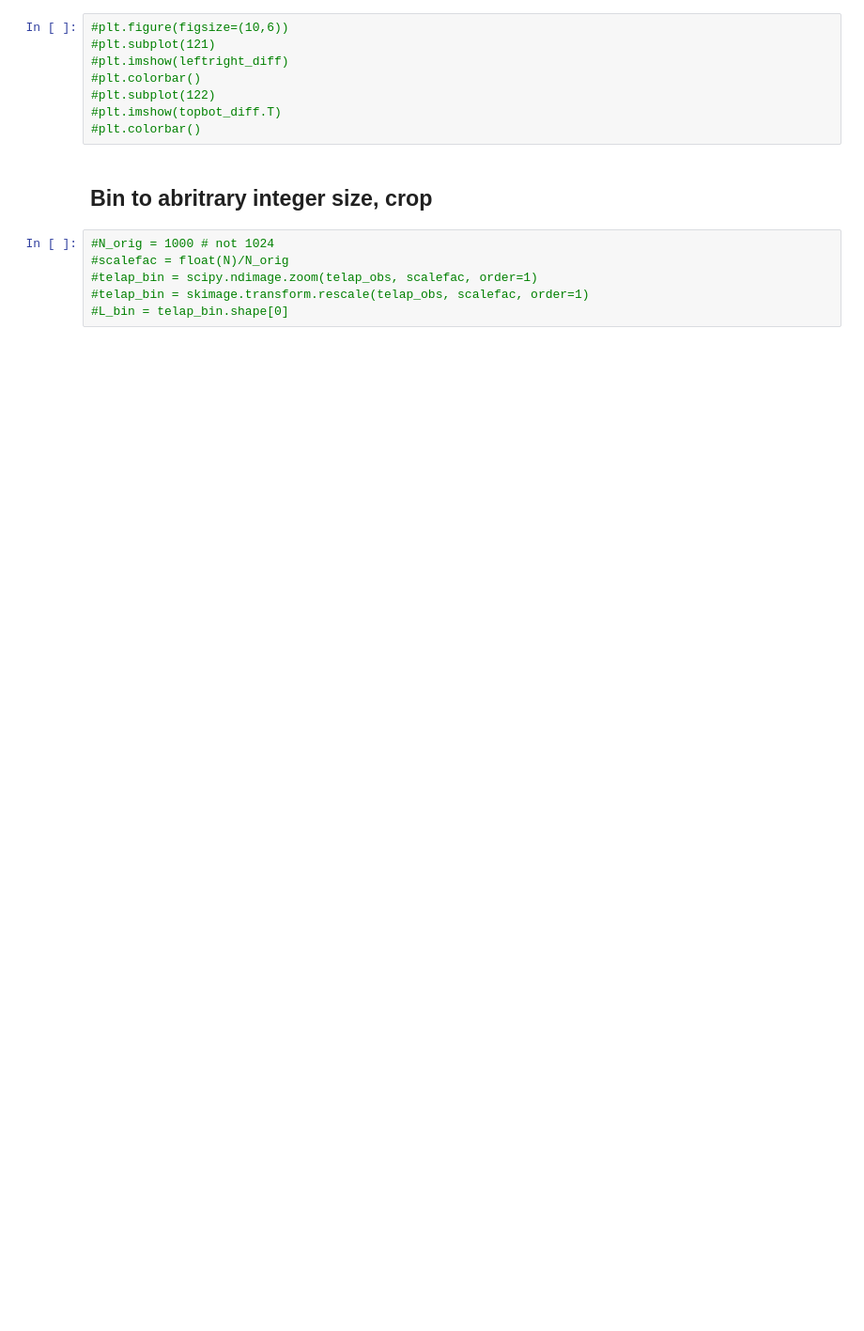
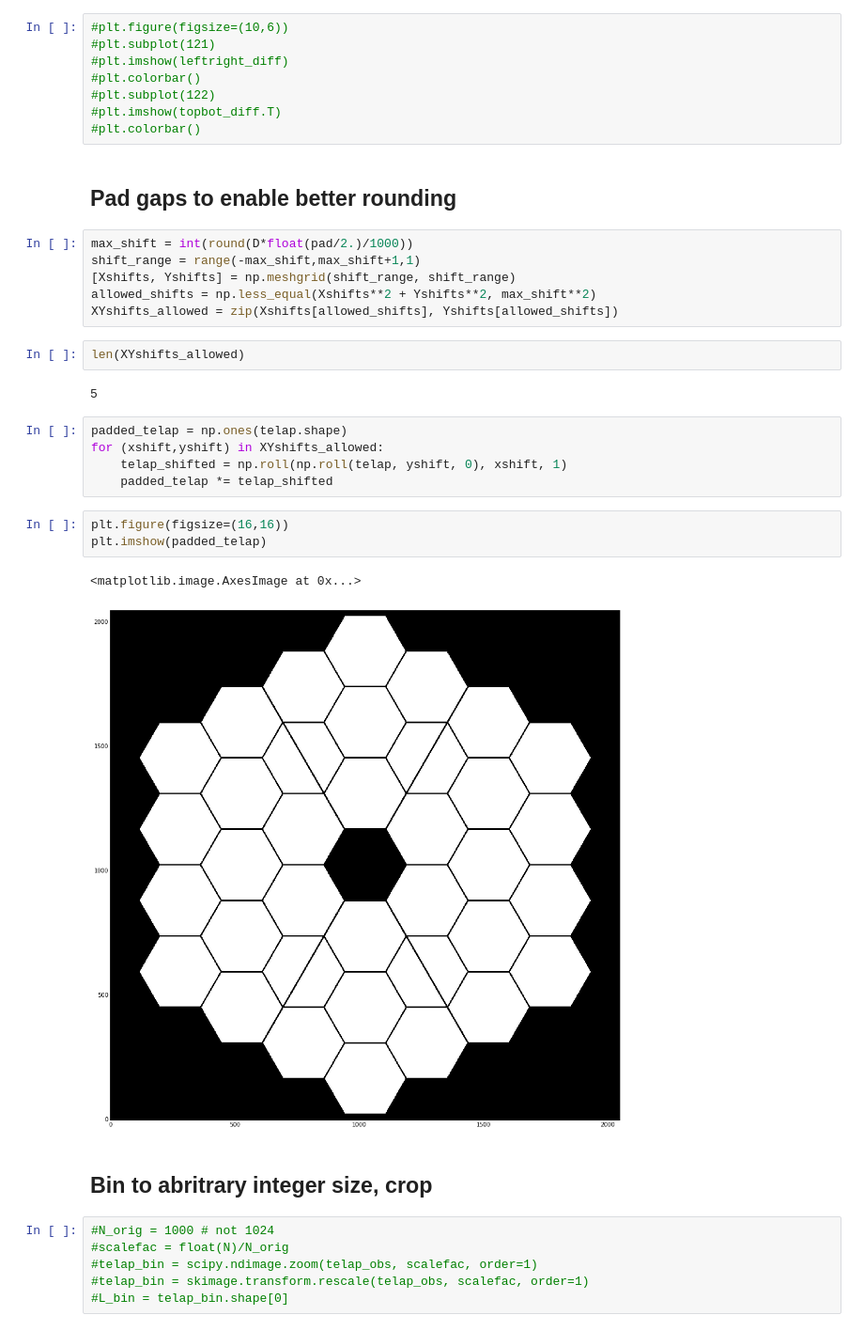
Before and after one commit to neilzim/SCDA, a Jupyter notebook: make_telap.ipynb, the cells around one changed output. Shown at 94% size. Saved outputs shown, nothing was run; the diff lists cells and outputs as text; blank space fills up the shorter version.

```diff
--- a/make_telap.ipynb
+++ b/make_telap.ipynb
@@ -93,6 +94,29 @@ Max absolute top-bottom difference = 6.04423e-05
 #plt.subplot(122)
 #plt.imshow(topbot_diff.T)
 #plt.colorbar()
+# %% [markdown]
+## Pad gaps to enable better rounding
+# %%
+max_shift = int(round(D*float(pad/2.)/1000))
+shift_range = range(-max_shift,max_shift+1,1)
+[Xshifts, Yshifts] = np.meshgrid(shift_range, shift_range)
+allowed_shifts = np.less_equal(Xshifts**2 + Yshifts**2, max_shift**2)
+XYshifts_allowed = zip(Xshifts[allowed_shifts], Yshifts[allowed_shifts])
+# %%
+len(XYshifts_allowed)
+# %% [output]
+5
+# %%
+padded_telap = np.ones(telap.shape)
+for (xshift,yshift) in XYshifts_allowed:
+    telap_shifted = np.roll(np.roll(telap, yshift, 0), xshift, 1)
+    padded_telap *= telap_shifted
+# %%
+plt.figure(figsize=(16,16))
+plt.imshow(padded_telap)
+# %% [output]
+<matplotlib.image.AxesImage at 0x...>
+[figure, added]
 # %% [markdown]
 ## Bin to abritrary integer size, crop
 # %%
```
Also changed, not shown: parts of 9 cells of this notebook, 2 other files.
